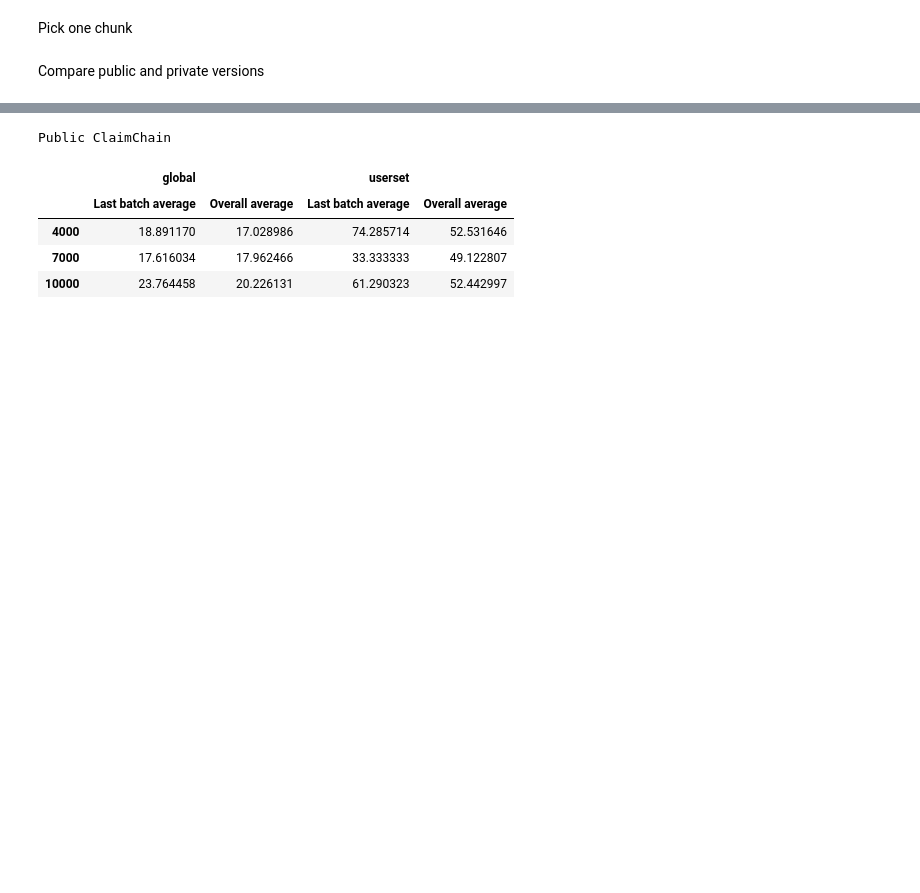
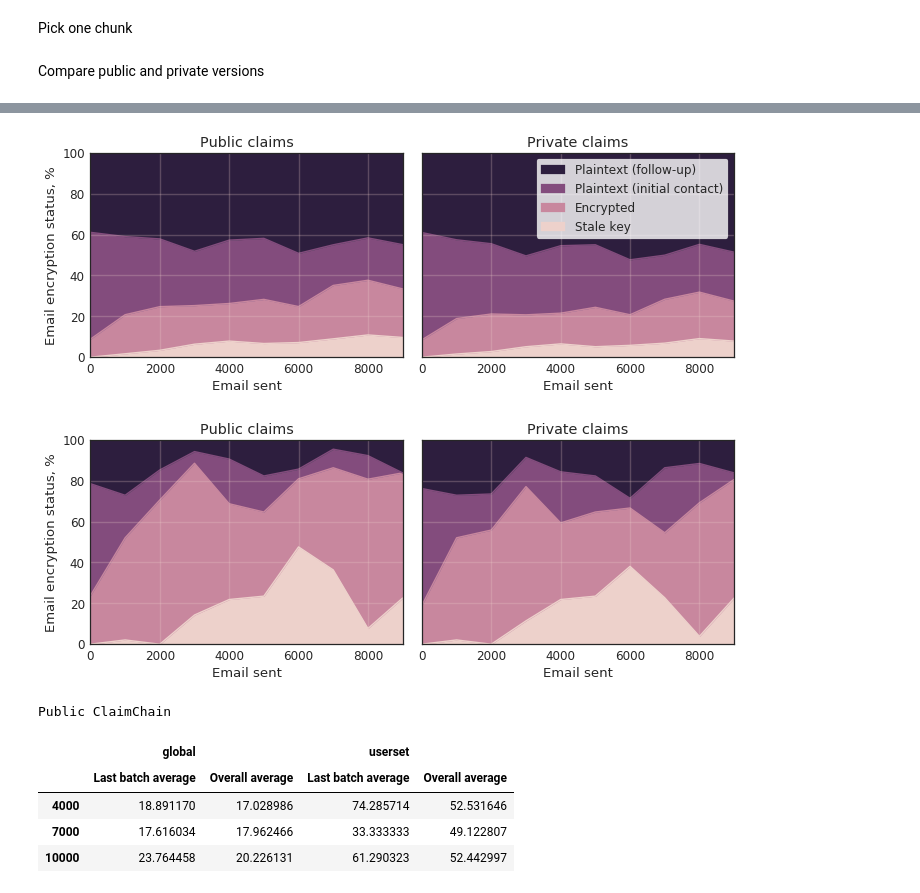
Before and after one commit to claimchain/claimchain-simulations, a Jupyter notebook: notebooks/run_scenarios.ipynb, the cells around one changed output, grey strips where cells are left out. Cells and saved outputs as stored; diff of their text form; code cells hidden in the pictures; blank space fills up the shorter version.

```diff
--- a/notebooks/run_scenarios.ipynb
+++ b/notebooks/run_scenarios.ipynb
@@ -270,10 +324,11 @@ private_report = private_reports[4]
 #with dynamic_public_setting.as_default():
 #    context = Context(enron_log[offset:offset+LOG_CHUNK_SIZE], social_graph=social_graph)
 #    public_report = simulate_claimchain(context)
-#with open('public_claimchain_report-%d.pkl' % offset, 'wb') as h:
+#with open('reports/public_claimchain_report-%d.pkl' % offset, 'wb') as h:
 #    pickle.dump(public_report, h)
 
-with open('public_claimchain_report-%d.pkl' % offset, 'rb') as h:
+# Load computed reports
+with open('reports/public_claimchain_report-%d.pkl' % offset, 'rb') as h:
     public_report = pickle.load(h)
 # %% [markdown]
 Compare public and private versions
@@ -318,3 +335,68 @@ display(pd.concat({'global': a, 'userset': b}, axis=1))fig.set_figheight(10)
+# %%
+batch_size = 1000
+
+fig, axes = plt.subplots(nrows=1, ncols=2, sharey=True)
+fig.set_tight_layout(tight=True)
+
+visualize_encryption_status_history('Public claims',
+                                    public_report.encryption_status_data,
+                                    public_report.link_status_data,
+                                    batch_size=batch_size,
+                                    show_title=True,
+                                    ax=axes[0])
+
+visualize_encryption_status_history('Private claims',
+                                    private_report.encryption_status_data,
+                                    private_report.link_status_data,
+                                    batch_size=batch_size,
+                                    show_legend=True,
+                                    show_title=True,
+                                    ax=axes[1])
+fig.set_figwidth(10)
+
+for tick in [20, 40, 60, 80]:
+    axes[0].axhline(tick, 0, 10000, alpha=.25, linestyle='-')
+    axes[1].axhline(tick, 0, 10000, alpha=.25, linestyle='-')
+
+for tick in [2000, 4000, 6000, 8000]:
+    axes[0].axvline(tick, 0, 100, alpha=.25, linestyle='-')
+    axes[1].axvline(tick, 0, 100, alpha=.25, linestyle='-')
+
+fig.savefig('images/enc_status_data_global.pdf')
+
+fig, axes = plt.subplots(nrows=1, ncols=2, sharey=True)
+fig.set_tight_layout(tight=True)
+
+visualize_encryption_status_history('Public claims',
+                                    public_report.encryption_status_data,
+                                    public_report.link_status_data,
+                                    public_report.participants_type_data == ParticipantsTypes.userset,
+                                    batch_size=batch_size,
+                                    show_title=True,
+                                    ax=axes[0])
+
+visualize_encryption_status_history('Private claims',
+                                    private_report.encryption_status_data,
+                                    private_report.link_status_data,
+                                    private_report.participants_type_data == ParticipantsTypes.userset,
+                                    batch_size=batch_size,
+                                    show_title=True,
+                                    ax=axes[1])
+
+fig.set_figwidth(10)
+
+for tick in [20, 40, 60, 80]:
+    axes[0].axhline(tick, 0, 10000, alpha=.25)
+    axes[1].axhline(tick, 0, 10000, alpha=.25)
+
+for tick in [2000, 4000, 6000, 8000]:
+    axes[0].axvline(tick, 0, 100, alpha=.25, linestyle='-')
+    axes[1].axvline(tick, 0, 100, alpha=.25, linestyle='-')
+
+fig.savefig('images/enc_status_data_userset.pdf')
+# %% [output]
+[figure, added]
+[figure, added]
 # %%
 print('Public ClaimChain')
 a = get_average_enc_status_data(public_report)
```
Also changed, not shown: parts of 23 cells of this notebook, 9 other files.
